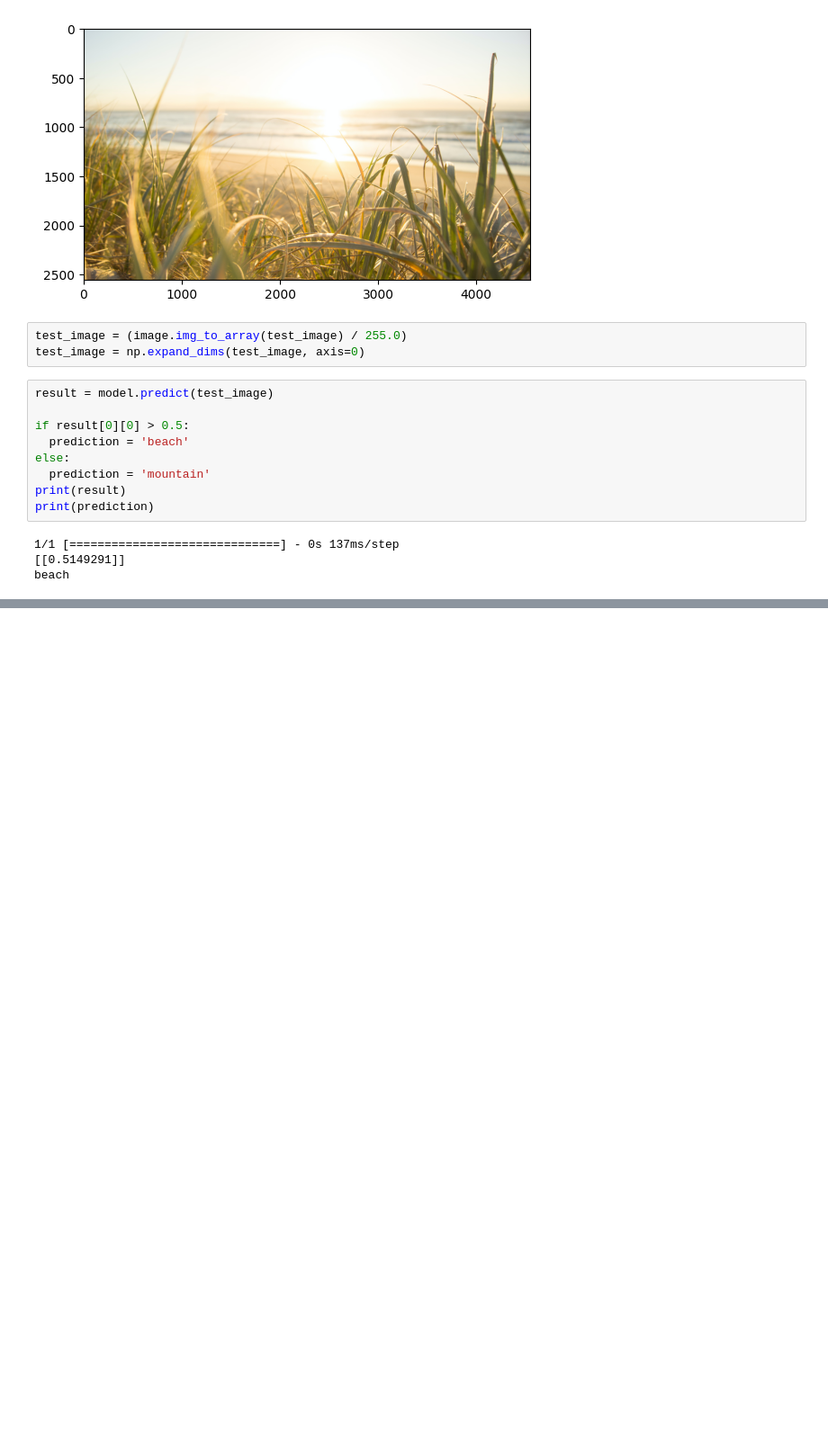
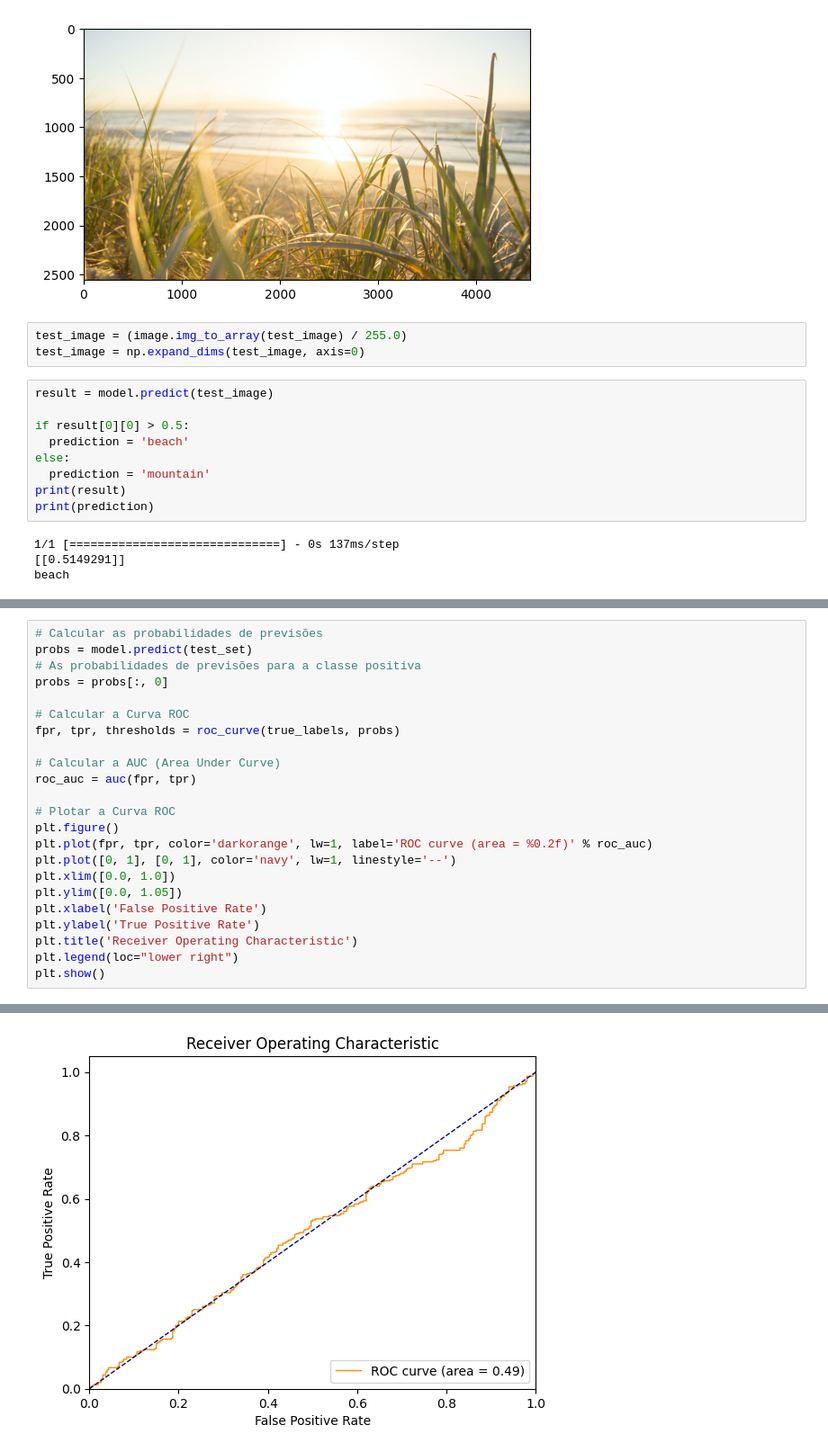
Before and after one commit to lucasvenicius19/BeachandMountain, a Jupyter notebook: BeachavsMountain.ipynb, the cells around one changed output, grey strips where cells are left out. Shown at 90% size. Saved outputs shown, nothing was run; the diff lists cells and outputs as text; blank space fills up the shorter version.

```diff
--- a/BeachavsMountain.ipynb
+++ b/BeachavsMountain.ipynb
@@ -257,0 +266,24 @@ weighted avg       0.47      0.47      0.47       600
+# %%
+# Calcular as probabilidades de previsões
+probs = model.predict(test_set)
+# As probabilidades de previsões para a classe positiva
+probs = probs[:, 0]
+
+# Calcular a Curva ROC
+fpr, tpr, thresholds = roc_curve(true_labels, probs)
+
+# Calcular a AUC (Area Under Curve)
+roc_auc = auc(fpr, tpr)
+
+# Plotar a Curva ROC
+plt.figure()
+plt.plot(fpr, tpr, color='darkorange', lw=1, label='ROC curve (area = %0.2f)' % roc_auc)
+plt.plot([0, 1], [0, 1], color='navy', lw=1, linestyle='--')
+plt.xlim([0.0, 1.0])
+plt.ylim([0.0, 1.05])
+plt.xlabel('False Positive Rate')
+plt.ylabel('True Positive Rate')
+plt.title('Receiver Operating Characteristic')
+plt.legend(loc="lower right")
+plt.show()
+# %% [output]
@@ -257,0 +291 @@ weighted avg       0.47      0.47      0.47       600
+[figure, added]
```
Also changed, not shown: parts of 11 cells of this notebook.
